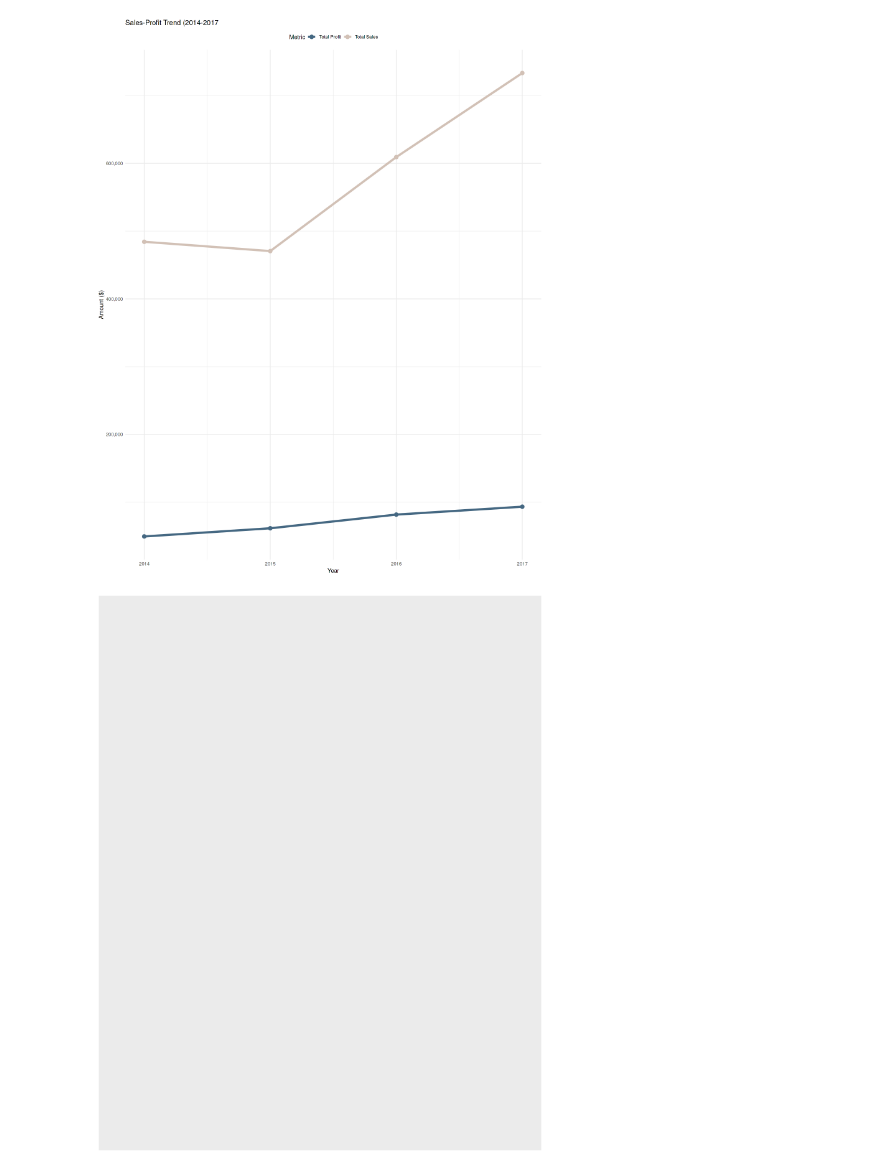
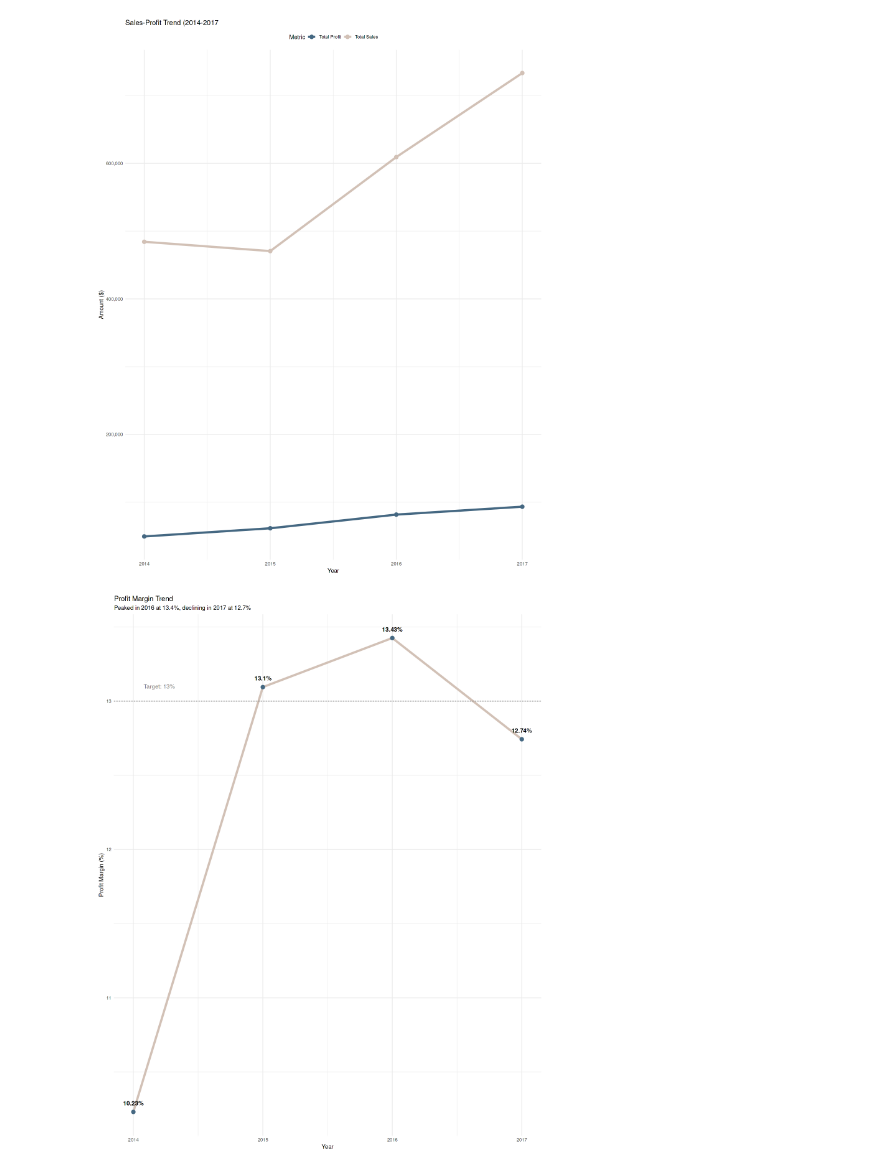
Before and after one commit to pawanU03/EDA-Superstore, a Jupyter notebook: superstore_eda.ipynb, the cells around one changed output. Cells and saved outputs as stored; diff of their text form; code cells hidden in the pictures.

Commit message:
feat: Complete trend analysis with visualisations

```diff
--- a/superstore_eda.ipynb
+++ b/superstore_eda.ipynb
@@ -1194,10 +1194,27 @@ Warning message:
 “Using `size` aesthetic for lines was deprecated in ggplot2 3.4.0.
 ℹ Please use `linewidth` instead.”
 [figure]
-# %%
-# profit-margin trend
-ggplot(
-    yearly_trend
-)
-# %% [output]
-[figure, removed]
+# %%
+# profit-margin trend
+ggplot(
+    yearly_trend,
+    aes(x = Year, y = profit_margin)
+) +
+geom_line(size = 1.5, color = "#D2C1B6") +
+geom_point(size = 3, color = "#456882") +
+geom_hline(yintercept = 13, linetype = "dashed", color = "gray50") +
+annotate("text", x = 2014.2, y = 13.1, label = "Target: 13%", color = "gray50") +
+labs(
+    title = "Profit Margin Trend",
+    subtitle = "Peaked in 2016 at 13.4%, declining in 2017 at 12.7%",
+    x = "Year",
+    y = "Profit Margin (%)"
+) +
+theme_minimal() +
+theme(legend.position = "top") +
+geom_text(
+    aes(label = paste0(round(profit_margin, 2), "%")),
+    vjust = -1.5, color = "black", fontface = "bold", size = 4
+)
+# %% [output]
+[figure, added]
```
Also changed, not shown: parts of 1 cell of this notebook.
